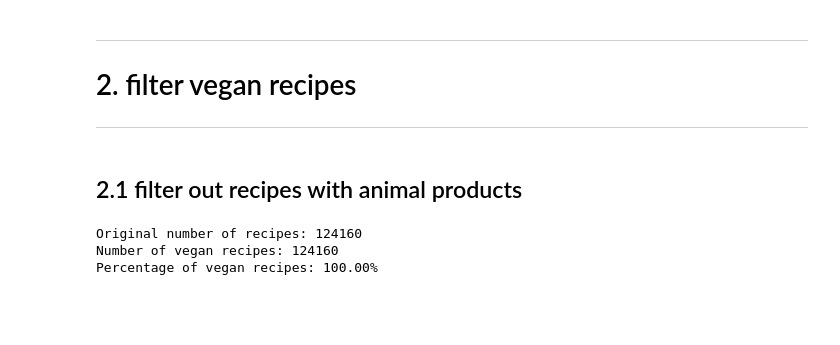
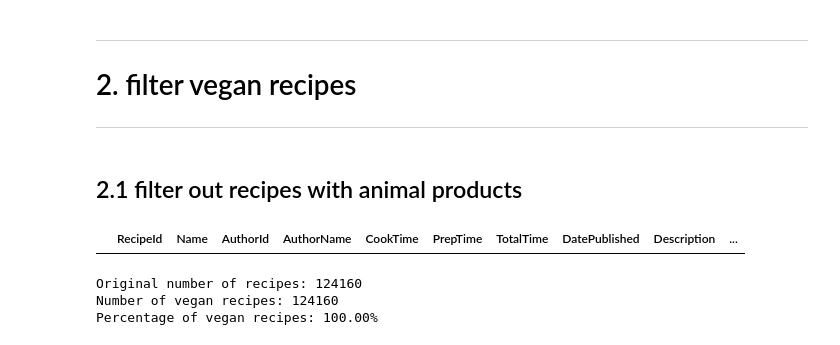
Before and after one commit to TechLabs-Remote-Bootcamp/WS24-MyDailyImpact, a Jupyter notebook: deeplearning/preprocessing.ipynb, the cells around one changed output. Cells and saved outputs as stored; diff of their text form; code cells hidden in the pictures; blank space fills up the shorter version.

```diff
--- a/deeplearning/preprocessing.ipynb
+++ b/deeplearning/preprocessing.ipynb
@@ -71,4 +71,8 @@ non_vegan_ingredients = {"abalone", "alligator meat", "alligator sausage", "alli
 }
+# %%
+df[df['RecipeIngredientParts']=="Absolutely the Best New York Cheesecake (Gluten-Free)"]
+# %% [output]
+|  | RecipeId | Name | AuthorId | AuthorName | CookTime | PrepTime | TotalTime | DatePublished | Description | ... |
 # %%
 # Ella wrote this code-snipped with claude.ai and Ella has not understood all of the code yet. Understanding this code-snipped is on Ellas to-do-list. Ella also needs to check the UserWarning below this code-snipped
 
```
Also changed, not shown: parts of 1 cell of this notebook.
